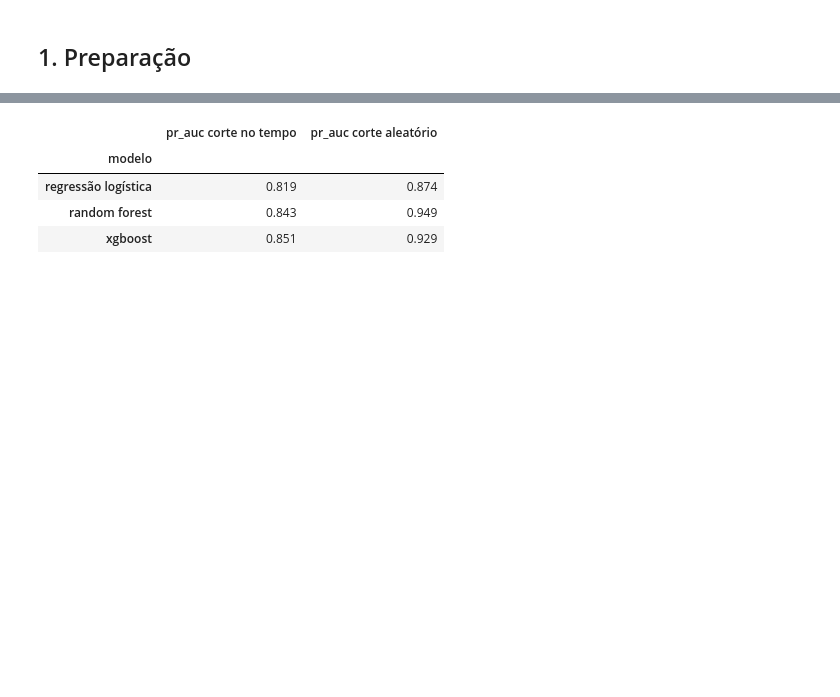
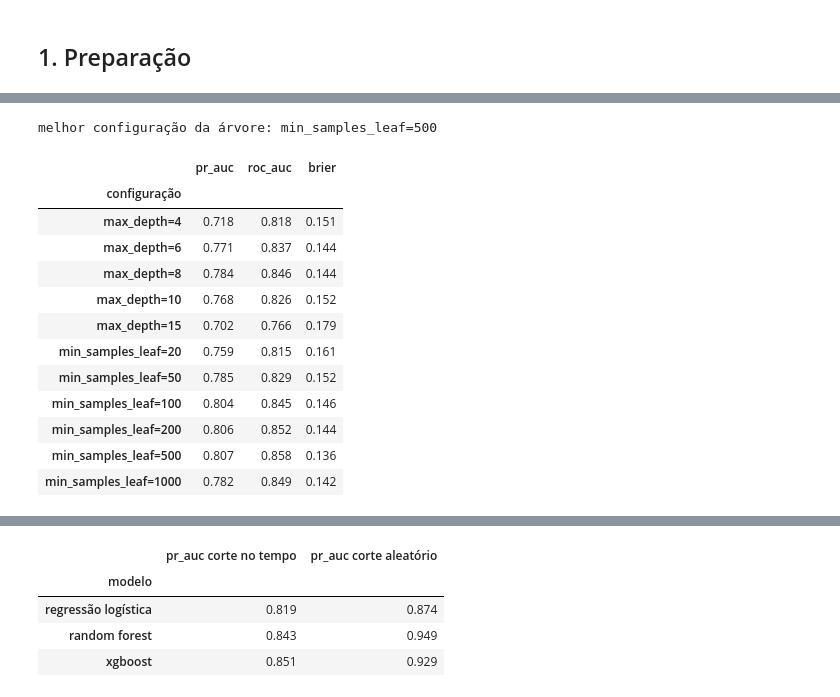
Before and after one commit to josepharroyoh/hotel-cancellation-ml, a Jupyter notebook: notebooks/05_model_comparison.ipynb, the cells around one changed output, grey strips where cells are left out. Cells and saved outputs as stored; diff of their text form; code cells hidden in the pictures; blank space fills up the shorter version.

```diff
--- a/notebooks/05_model_comparison.ipynb
+++ b/notebooks/05_model_comparison.ipynb
@@ -45,7 +41,6 @@ treino, teste = separar_treino_teste(df)
 
 variaveis = VARIAVEIS_NUMERICAS + VARIAVEIS_CATEGORICAS
 X_treino, y_treino = treino[variaveis], treino[ALVO]
-X_teste, y_teste = teste[variaveis], teste[ALVO]
 
 preproc = ColumnTransformer([
     ("num", Pipeline([
@@ -57,3 +52,18 @@ preproc = ColumnTransformer([
         ("oh", OneHotEncoder(handle_unknown="ignore", sparse_output=False)),
     ]), VARIAVEIS_CATEGORICAS),
 ])
+
+cv = TimeSeriesSplit(n_splits=5)
+
+def avaliar_cv(modelo, dados=treino, divisao=cv, com_brier=True):
+    metricas = ["roc_auc", "average_precision", "f1", "recall"]
+    if com_brier:
+        metricas.append("neg_brier_score")
+    pipe = Pipeline([("prep", preproc), ("modelo", modelo)])
+    r = cross_validate(pipe, dados[variaveis], dados[ALVO], cv=divisao, scoring=metricas)
+    return {"roc_auc": r["test_roc_auc"].mean(),
+            "pr_auc": r["test_average_precision"].mean(),
+            "f1": r["test_f1"].mean(),
+            "recall": r["test_recall"].mean(),
+            "brier": -r["test_neg_brier_score"].mean() if com_brier else np.nan,
+            "tempo_treino_s": r["fit_time"].mean()}
@@ -110,0 +143,27 @@ tabela
+# %%
+poda = []
+for parametro, valores in [("max_depth", [4, 6, 8, 10, 15]),
+                           ("min_samples_leaf", [20, 50, 100, 200, 500, 1000])]:
+    for v in valores:
+        arvore = DecisionTreeClassifier(class_weight="balanced", random_state=42, **{parametro: v})
+        poda.append({"configuração": f"{parametro}={v}", **avaliar_cv(arvore)})
+
+poda = pd.DataFrame(poda).set_index("configuração")
+melhor_arvore = poda["pr_auc"].idxmax()
+print("melhor configuração da árvore:", melhor_arvore)
+poda[["pr_auc", "roc_auc", "brier"]]
+# %% [output]
+melhor configuração da árvore: min_samples_leaf=500
+|  | pr_auc | roc_auc | brier |
+| configuração |  |  |  |
+| max_depth=4 | 0.718 | 0.818 | 0.151 |
+| max_depth=6 | 0.771 | 0.837 | 0.144 |
+| max_depth=8 | 0.784 | 0.846 | 0.144 |
+| max_depth=10 | 0.768 | 0.826 | 0.152 |
+| max_depth=15 | 0.702 | 0.766 | 0.179 |
+| min_samples_leaf=20 | 0.759 | 0.815 | 0.161 |
+| min_samples_leaf=50 | 0.785 | 0.829 | 0.152 |
+| min_samples_leaf=100 | 0.804 | 0.845 | 0.146 |
+| min_samples_leaf=200 | 0.806 | 0.852 | 0.144 |
+| min_samples_leaf=500 | 0.807 | 0.858 | 0.136 |
+| min_samples_leaf=1000 | 0.782 | 0.849 | 0.142 |
```
Also changed, not shown: parts of 26 cells of this notebook.
